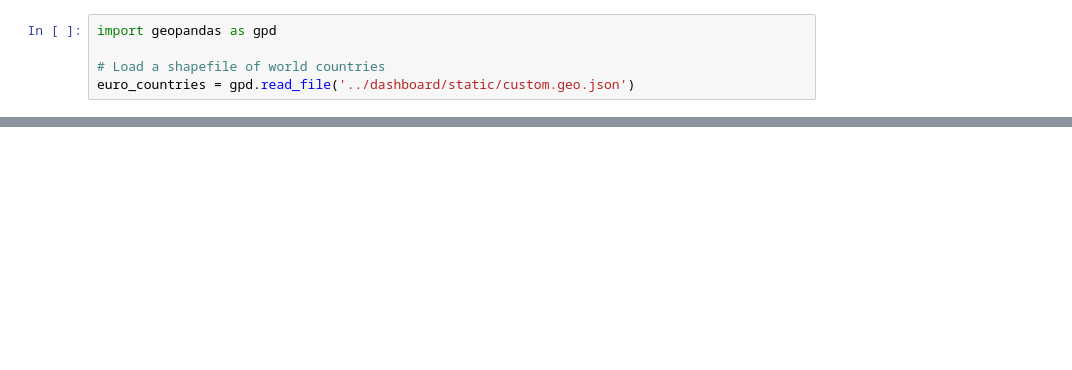
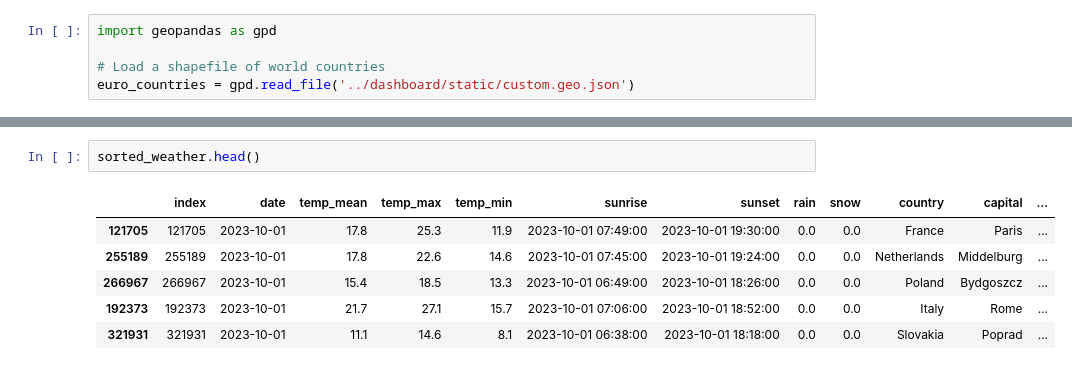
Before and after one commit to frisostolk/DDS-2023, a Jupyter notebook: notebook/combined_notebook.ipynb, the cells around one changed output, grey strips where cells are left out. Drawn from its saved outputs; the diff is of its cells as text; blank space fills up the shorter version.

```diff
--- a/notebook/combined_notebook.ipynb
+++ b/notebook/combined_notebook.ipynb
@@ -377,0 +407,9 @@ SystemExit: 1
+# %%
+sorted_weather.head()
+# %% [output]
+|  | index | date | temp_mean | temp_max | temp_min | sunrise | sunset | rain | snow | country | capital | ... |
+| 121705 | 121705 | 2023-10-01 | 17.8 | 25.3 | 11.9 | 2023-10-01 07:49:00 | 2023-10-01 19:30:00 | 0.0 | 0.0 | France | Paris | ... |
+| 255189 | 255189 | 2023-10-01 | 17.8 | 22.6 | 14.6 | 2023-10-01 07:45:00 | 2023-10-01 19:24:00 | 0.0 | 0.0 | Netherlands | Middelburg | ... |
+| 266967 | 266967 | 2023-10-01 | 15.4 | 18.5 | 13.3 | 2023-10-01 06:49:00 | 2023-10-01 18:26:00 | 0.0 | 0.0 | Poland | Bydgoszcz | ... |
+| 192373 | 192373 | 2023-10-01 | 21.7 | 27.1 | 15.7 | 2023-10-01 07:06:00 | 2023-10-01 18:52:00 | 0.0 | 0.0 | Italy | Rome | ... |
+| 321931 | 321931 | 2023-10-01 | 11.1 | 14.6 | 8.1 | 2023-10-01 06:38:00 | 2023-10-01 18:18:00 | 0.0 | 0.0 | Slovakia | Poprad | ... |
```
Also changed, not shown: parts of 12 cells of this notebook.
